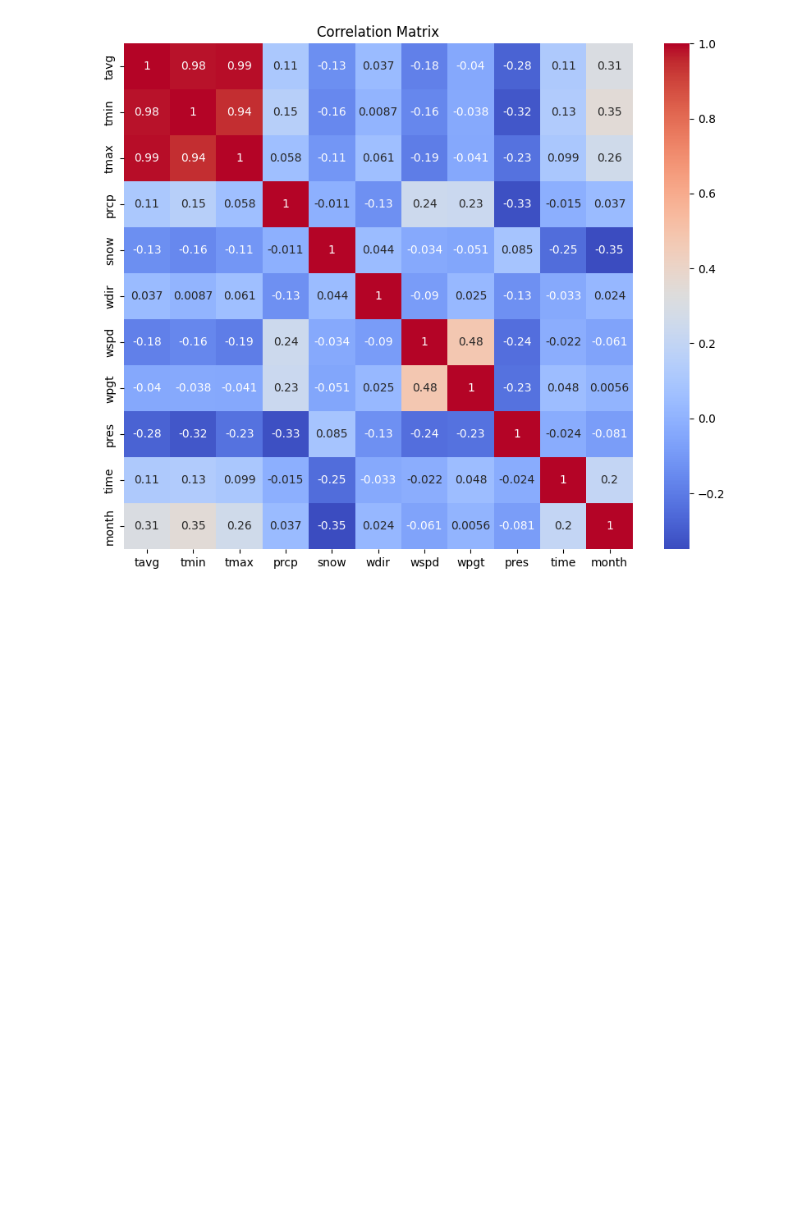
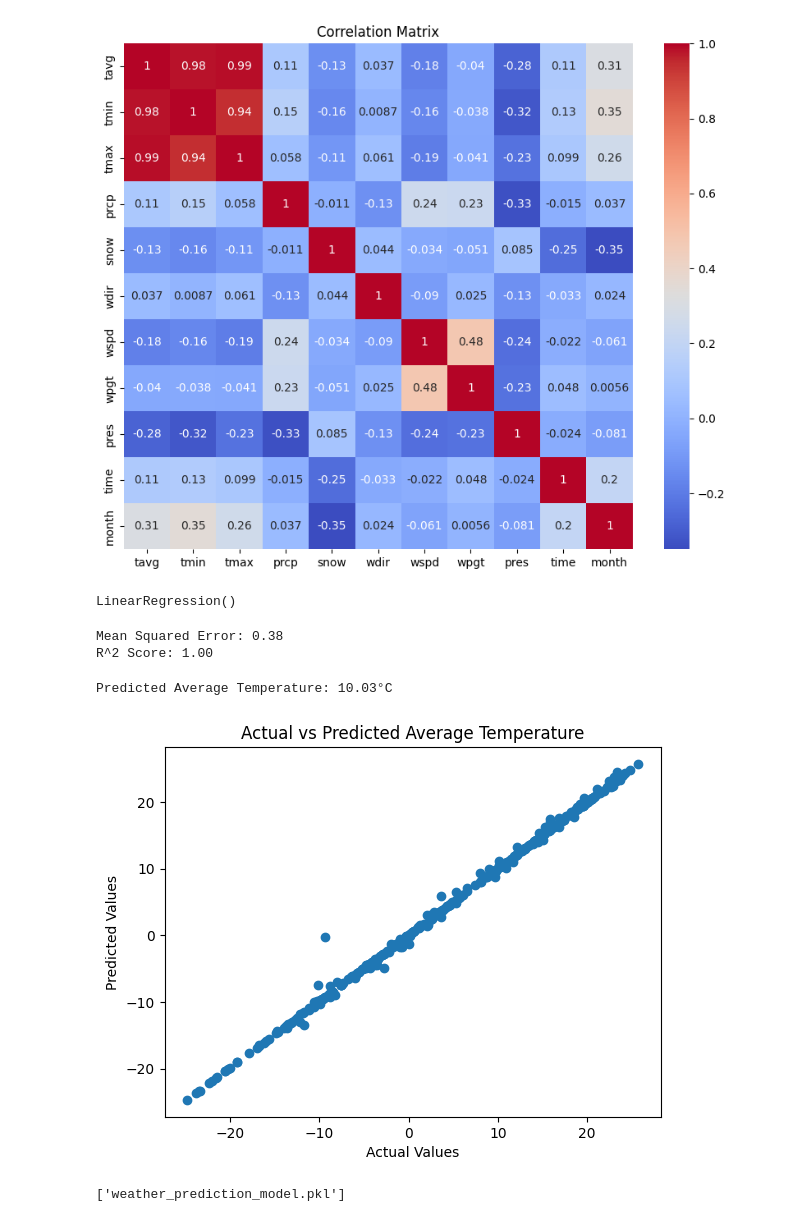
Before and after one commit to aanchalparegi/Weather_Data_Prediction, a Jupyter notebook: datamining_weather_data_prediction.ipynb, the cells around one changed output. Drawn from its saved outputs; the diff is of its cells as text; code cells hidden in the pictures; blank space fills up the shorter version.

Commit message:
Add weather prediction model and update project files

```diff
--- a/datamining_weather_data_prediction.ipynb
+++ b/datamining_weather_data_prediction.ipynb
@@ -204,3 +243,73 @@ plt.title('Correlation Matrix')
 plt.show()
 # %% [output]
 [figure]
+# %%
+# Features (independent variables)
+features = ['tmin', 'tmax', 'prcp', 'snow']
+
+# Target (dependent variable)
+target = 'tavg'
+from sklearn.model_selection import train_test_split
+
+# Split data into features (X) and target (y)
+X = df[features]
+y = df[target]
+
+# Split data into training and testing sets
+X_train, X_test, y_train, y_test = train_test_split(X, y, test_size=0.2, random_state=42)
+# %%
+from sklearn.linear_model import LinearRegression
+
+# Initialize the model
+model = LinearRegression()
+
+# Train the model
+model.fit(X_train, y_train)
+# %% [output]
+LinearRegression()
+# %%
+from sklearn.metrics import mean_squared_error, r2_score
+
+# Make predictions
+y_pred = model.predict(X_test)
+
+# Evaluate performance
+mse = mean_squared_error(y_test, y_pred)
+r2 = r2_score(y_test, y_pred)
+
+print(f"Mean Squared Error: {mse:.2f}")
+print(f"R^2 Score: {r2:.2f}")
+# %% [output]
+Mean Squared Error: 0.38
+R^2 Score: 1.00
+# %%
+# Example new data
+new_data = pd.DataFrame({
+    'tmin': [5],  # Example values
+    'tmax': [15],
+    'prcp': [0.2],
+    'snow': [0]
+})
+
+# Predict
+predicted_tavg = model.predict(new_data)
+print(f"Predicted Average Temperature: {predicted_tavg[0]:.2f}°C")
+# %% [output]
+Predicted Average Temperature: 10.03°C
+# %%
+import matplotlib.pyplot as plt
+
+# Scatter plot for actual vs predicted
+plt.scatter(y_test, y_pred)
+plt.xlabel("Actual Values")
+plt.ylabel("Predicted Values")
+plt.title("Actual vs Predicted Average Temperature")
+plt.show()
+# %% [output]
+[figure, added]
+# %%
+import joblib
+
+joblib.dump(model, 'weather_prediction_model.pkl')
+# %% [output]
+['weather_prediction_model.pkl']
```
Also changed, not shown: parts of 9 cells of this notebook, 2 other files.
